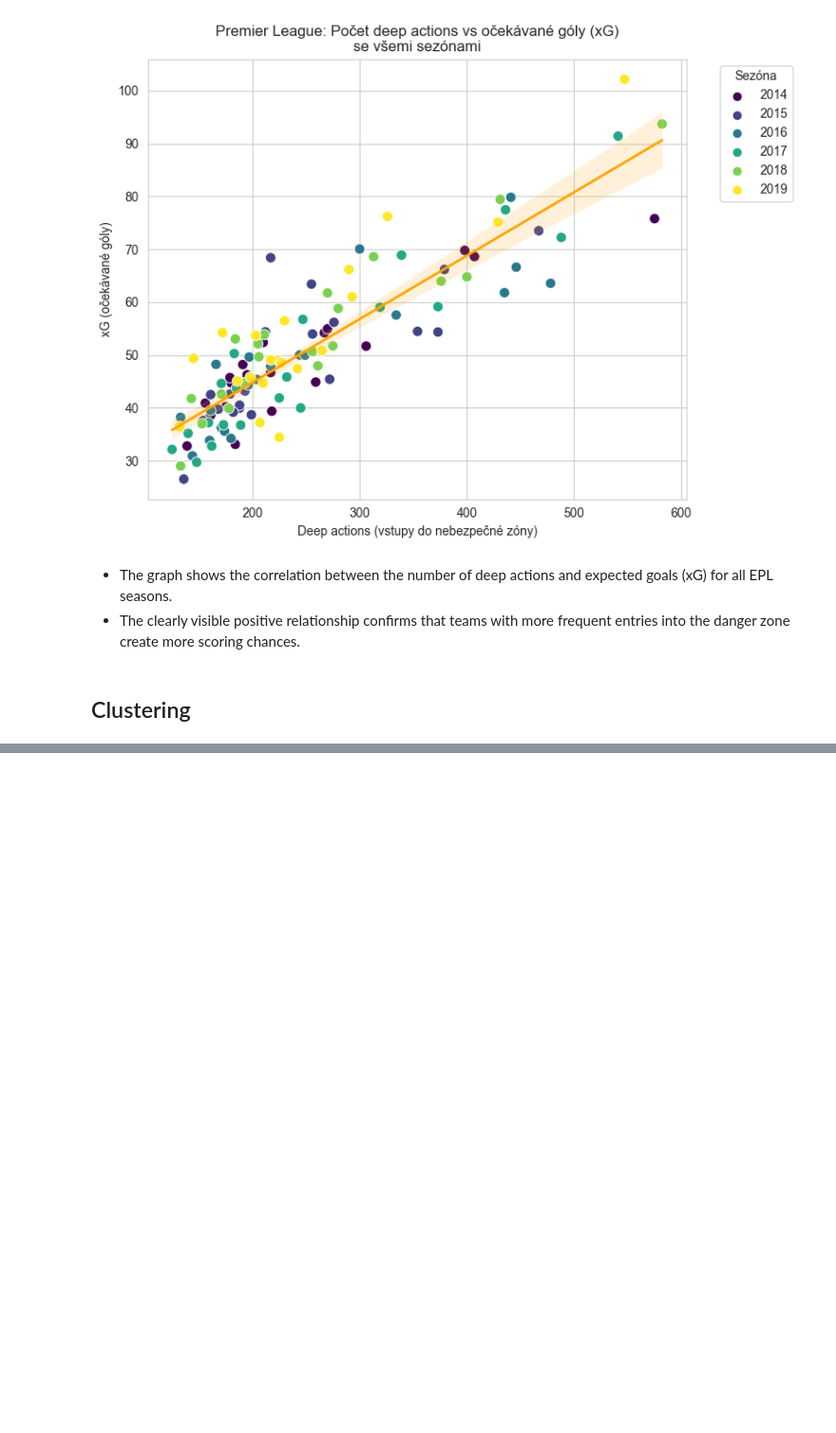
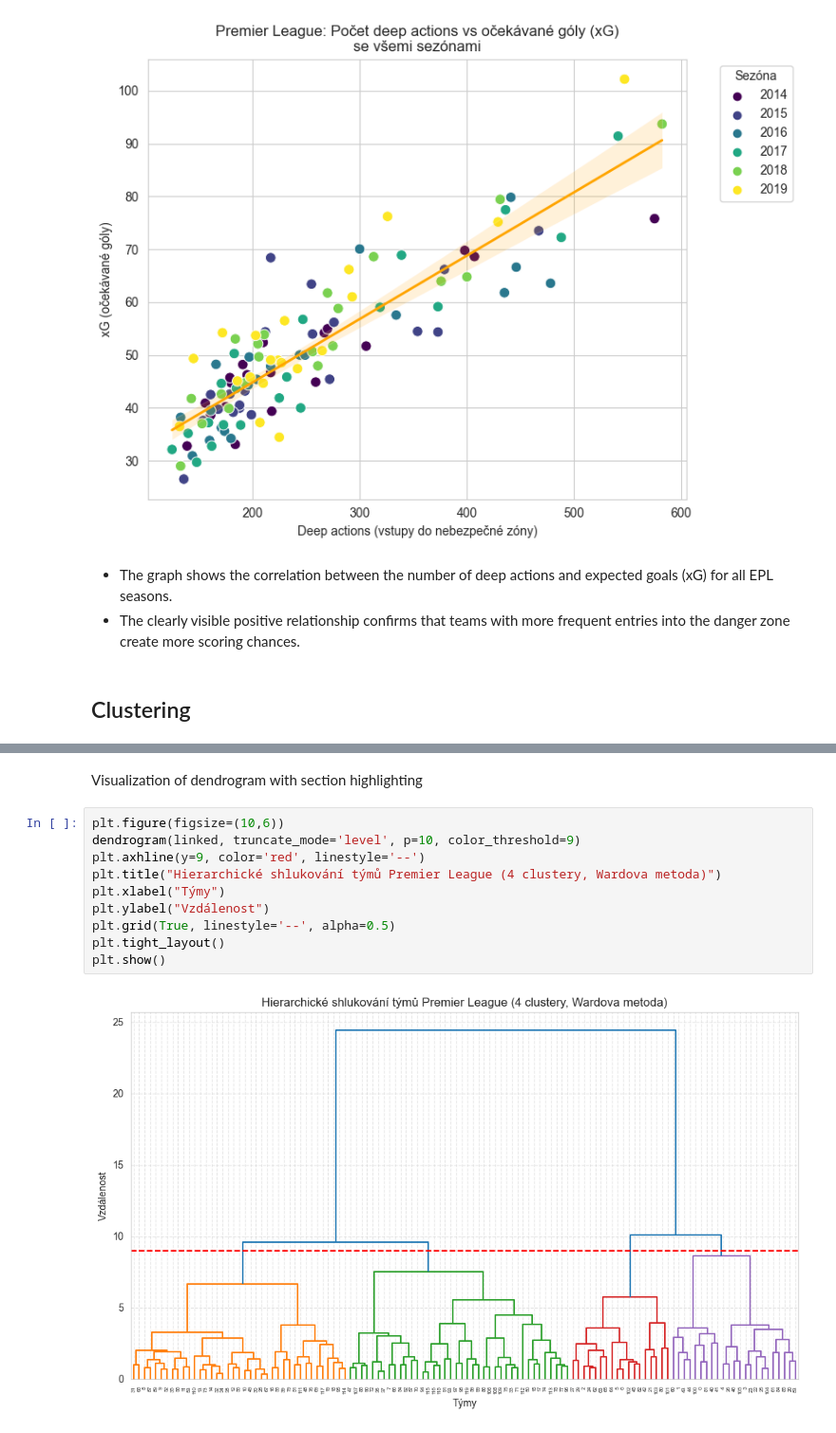
Before and after one commit to xcervenkam/DP, a Jupyter notebook: xG/xG_EDA.ipynb, the cells around one changed output, grey strips where cells are left out. Shown at 95% size. Saved outputs shown, nothing was run; the diff lists cells and outputs as text; blank space fills up the shorter version.

```diff
--- a/xG/xG_EDA.ipynb
+++ b/xG/xG_EDA.ipynb
@@ -615,0 +780,14 @@ plt.show()
+# %% [markdown]
+Visualization of dendrogram with section highlighting
+# %%
+plt.figure(figsize=(10,6))
+dendrogram(linked, truncate_mode='level', p=10, color_threshold=9)
+plt.axhline(y=9, color='red', linestyle='--')
+plt.title("Hierarchické shlukování týmů Premier League (4 clustery, Wardova metoda)")
+plt.xlabel("Týmy")
+plt.ylabel("Vzdálenost")
+plt.grid(True, linestyle='--', alpha=0.5)
+plt.tight_layout()
+plt.show()
+# %% [output]
+[figure, added]
```
Also changed, not shown: parts of 12 cells of this notebook.
